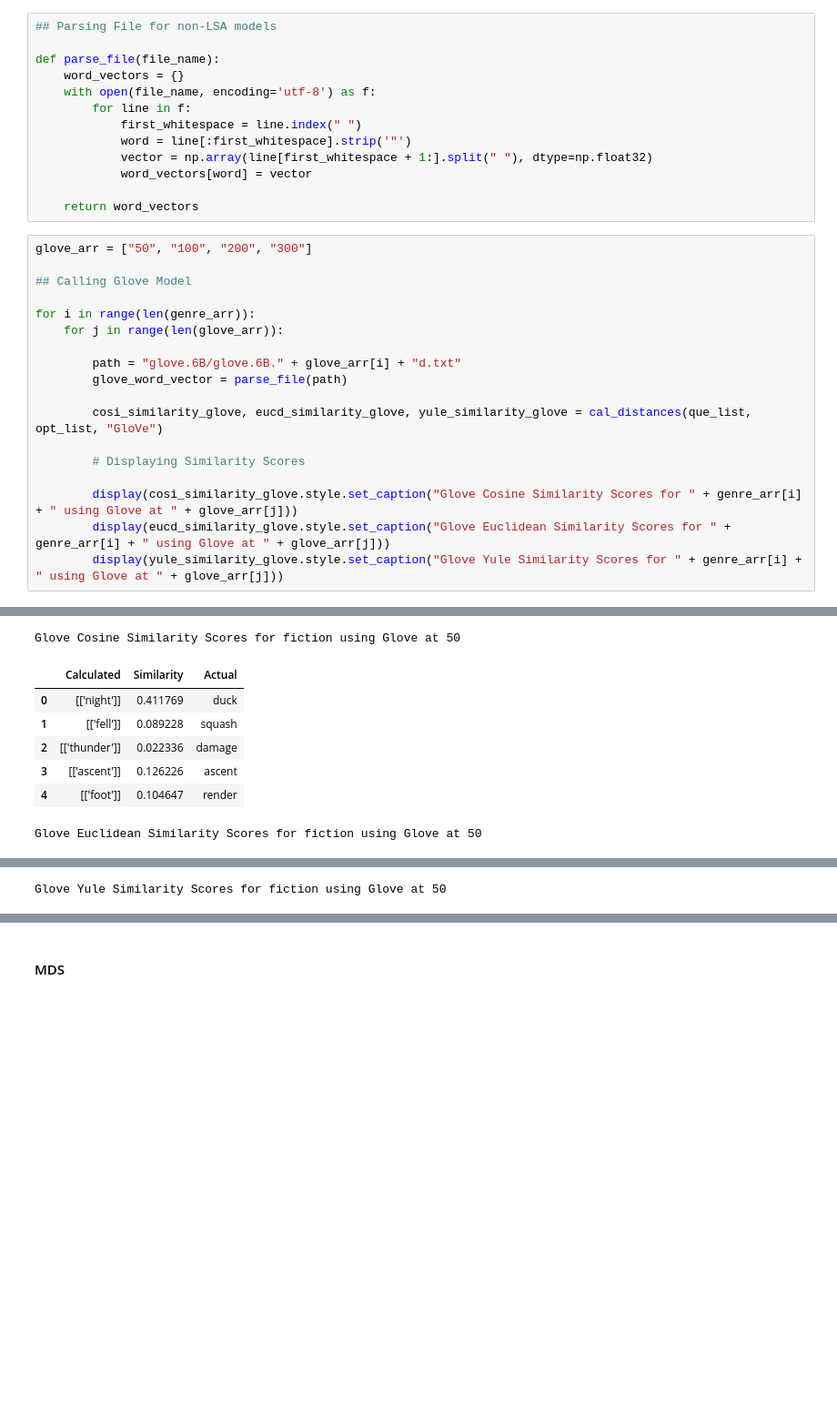
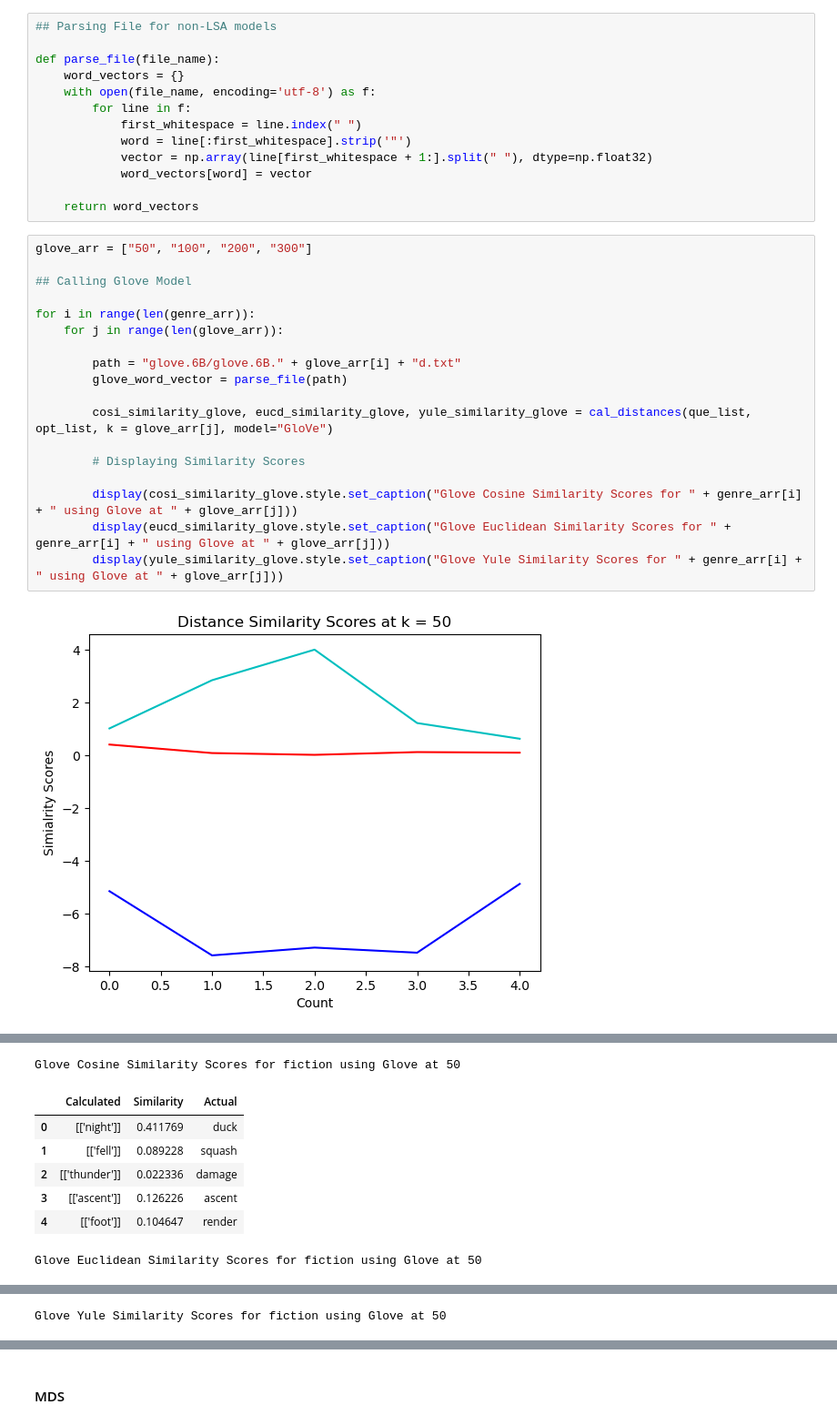
Before and after one commit to ya2189/LSA_eval, a Jupyter notebook: distance_calc/Distance_Metrics_Updated.ipynb, the cells around one changed output, grey strips where cells are left out. Shown at 91% size. Saved outputs shown, nothing was run; the diff lists cells and outputs as text; blank space fills up the shorter version.

```diff
--- a/distance_calc/Distance_Metrics_Updated.ipynb
+++ b/distance_calc/Distance_Metrics_Updated.ipynb
@@ -228,19 +246,20 @@ def parse_file(file_name):
 # %%
 glove_arr = ["50", "100", "200", "300"]
 
 ## Calling Glove Model
 
 for i in range(len(genre_arr)):
     for j in range(len(glove_arr)):
 
         path = "glove.6B/glove.6B." + glove_arr[i] + "d.txt"
         glove_word_vector = parse_file(path)
 
-        cosi_similarity_glove, eucd_similarity_glove, yule_similarity_glove = cal_distances(que_list, opt_list, "GloVe")
+        cosi_similarity_glove, eucd_similarity_glove, yule_similarity_glove = cal_distances(que_list, opt_list, k = glove_arr[j], model="GloVe")
 
         # Displaying Similarity Scores
 
         display(cosi_similarity_glove.style.set_caption("Glove Cosine Similarity Scores for " + genre_arr[i] + " using Glove at " + glove_arr[j]))
         display(eucd_similarity_glove.style.set_caption("Glove Euclidean Similarity Scores for " + genre_arr[i] + " using Glove at " + glove_arr[j]))
         display(yule_similarity_glove.style.set_caption("Glove Yule Similarity Scores for " + genre_arr[i] + " using Glove at " + glove_arr[j]))
 # %% [output]
+[figure, added]
```
Also changed, not shown: parts of 6 cells of this notebook.
